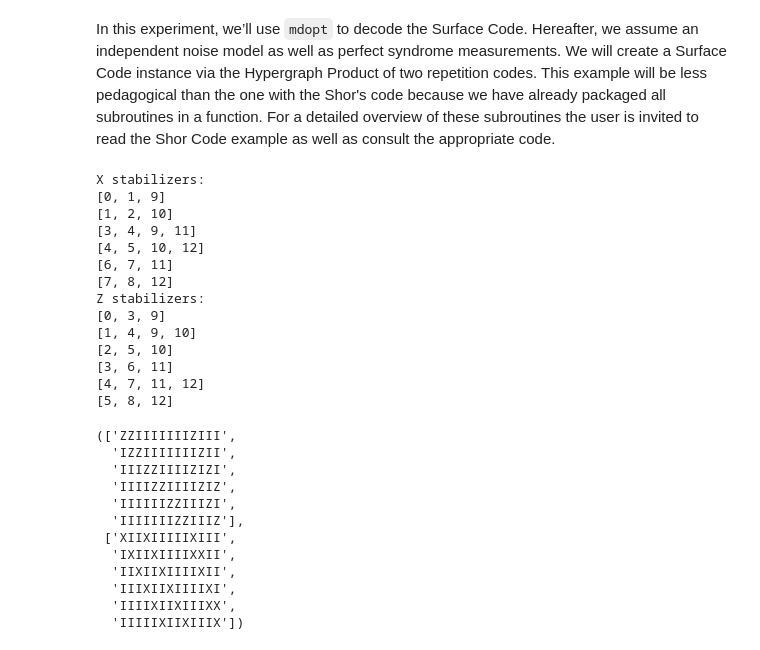
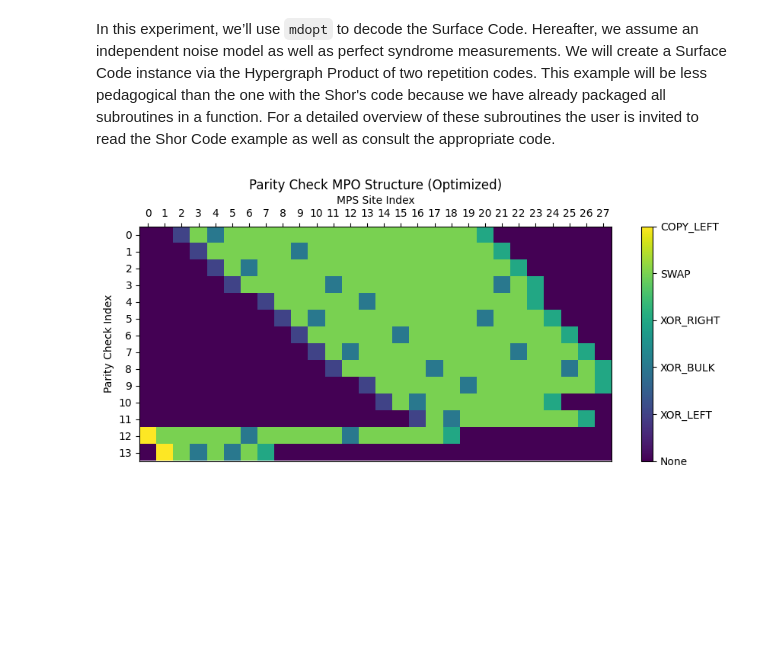
Before and after one commit to quicophy/mdopt, a Jupyter notebook: docs/source/quantum_surface.ipynb, the cells around one changed output. Saved outputs shown, nothing was run; the diff lists cells and outputs as text; code cells hidden in the pictures; blank space fills up the shorter version.

```diff
--- a/docs/source/quantum_surface.ipynb
+++ b/docs/source/quantum_surface.ipynb
@@ -43,36 +43,7 @@ from examples.decoding.decoding import (
 # %%
 LATTICE_SIZE = 3
 rep_code = qc.repetition_code(LATTICE_SIZE)
 surface_code = qc.hypergraph_product(rep_code, rep_code)
+plot_parity_check_mpo(surface_code, optimize_order=True)
+# %% [output]
+[figure, added]
-# %%
-surface_code
-# %% [output]
-X stabilizers:
-[0, 1, 9]
-[1, 2, 10]
-[3, 4, 9, 11]
-[4, 5, 10, 12]
-[6, 7, 11]
-[7, 8, 12]
-Z stabilizers:
-[0, 3, 9]
-[1, 4, 9, 10]
-[2, 5, 10]
-[3, 6, 11]
-[4, 7, 11, 12]
-[5, 8, 12]
-# %%
-css_code_stabilisers(surface_code)
-# %% [output]
-(['ZZIIIIIIIZIII',
-  'IZZIIIIIIIZII',
-  'IIIZZIIIIZIZI',
-  'IIIIZZIIIIZIZ',
-  'IIIIIIZZIIIZI',
-  'IIIIIIIZZIIIZ'],
- ['XIIXIIIIIXIII',
-  'IXIIXIIIIXXII',
-  'IIXIIXIIIIXII',
-  'IIIXIIXIIIIXI',
-  'IIIIXIIXIIIXX',
-  'IIIIIXIIXIIIX'])
```
Also changed, not shown: parts of 4 cells of this notebook, 2 other files.
